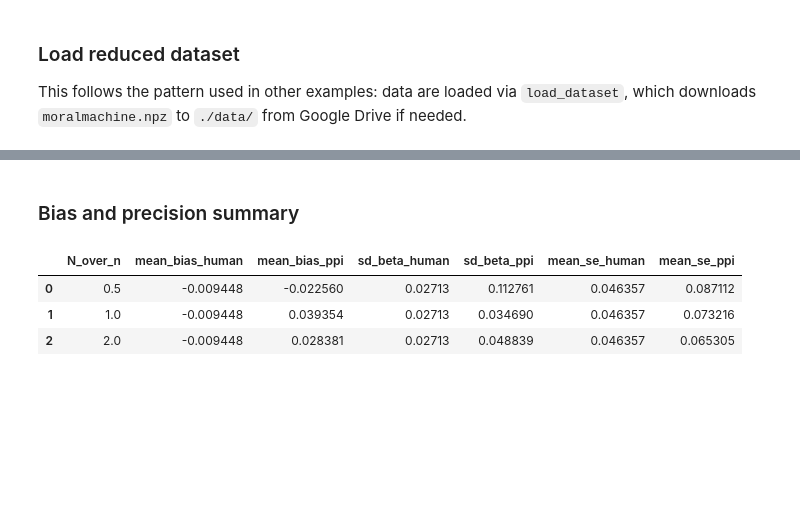
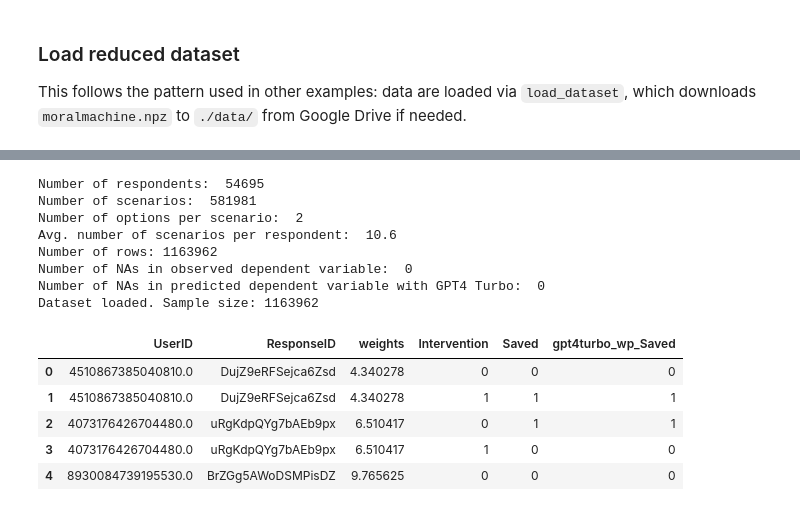
Before and after one commit to davidbroska/ppi_py, a Jupyter notebook: examples/moralmachine.ipynb, the cells around one changed output, grey strips where cells are left out. Cells and saved outputs as stored; diff of their text form; code cells hidden in the pictures; blank space fills up the shorter version.

```diff
--- a/examples/moralmachine.ipynb
+++ b/examples/moralmachine.ipynb
@@ -185,17 +39,38 @@ sim.head()
-# %% [markdown]
-### Bias and precision summary
-# %%
-summary = sim.groupby(['N_over_n'], as_index=False).agg(
-    mean_bias_human=('bias_human', 'mean'),
-    mean_bias_ppi=('bias_ppi', 'mean'),
-    sd_beta_human=('beta_human', 'std'),
-    sd_beta_ppi=('beta_ppi', 'std'),
-    mean_se_human=('se_human', 'mean'),
-    mean_se_ppi=('se_ppi', 'mean'),
-)
-summary
-# %% [output]
-|  | N_over_n | mean_bias_human | mean_bias_ppi | sd_beta_human | sd_beta_ppi | mean_se_human | mean_se_ppi |
-| 0 | 0.5 | -0.009448 | -0.022560 | 0.02713 | 0.112761 | 0.046357 | 0.087112 |
-| 1 | 1.0 | -0.009448 | 0.039354 | 0.02713 | 0.034690 | 0.046357 | 0.073216 |
-| 2 | 2.0 | -0.009448 | 0.028381 | 0.02713 | 0.048839 | 0.046357 | 0.065305 |
+# %%
+dataset_folder = './data/'
+data = load_dataset(dataset_folder, 'moralmachine')
+
+y = str(data['Yhat_name'])
+df = pd.DataFrame({
+    'UserID': data['UserID'].astype(str),
+    'ResponseID': data['ResponseID'].astype(str),
+    'weights': data['weights'],
+    'Intervention': data['Intervention'],
+    'Saved': data['Saved'],
+    y: data['Yhat'],
+})
+
+print("Number of respondents: ", len(df["UserID"].unique()))
+print("Number of scenarios: ", len(df["ResponseID"].unique()))
+print("Number of options per scenario: ", df["ResponseID"].value_counts().unique()[0])
+print("Avg. number of scenarios per respondent: ", round(df.groupby("UserID")["ResponseID"].count().mean()/2,1))
+print("Number of rows:", df.shape[0])
+print("Number of NAs in observed dependent variable: ", df["Saved"].isna().sum())
+print("Number of NAs in predicted dependent variable with GPT4 Turbo: ", df["gpt4turbo_wp_Saved"].isna().sum())
+print(f"Dataset loaded. Sample size: {len(df)}")
+df.head()
+# %% [output]
+Number of respondents:  54695
+Number of scenarios:  581981
+Number of options per scenario:  2
+Avg. number of scenarios per respondent:  10.6
+Number of rows: 1163962
+Number of NAs in observed dependent variable:  0
+Number of NAs in predicted dependent variable with GPT4 Turbo:  0
+Dataset loaded. Sample size: 1163962
+|  | UserID | ResponseID | weights | Intervention | Saved | gpt4turbo_wp_Saved |
+| 0 | 4510867385040810.0 | DujZ9eRFSejca6Zsd | 4.340278 | 0 | 0 | 0 |
+| 1 | 4510867385040810.0 | DujZ9eRFSejca6Zsd | 4.340278 | 1 | 1 | 1 |
+| 2 | 4073176426704480.0 | uRgKdpQYg7bAEb9px | 6.510417 | 0 | 1 | 1 |
+| 3 | 4073176426704480.0 | uRgKdpQYg7bAEb9px | 6.510417 | 1 | 0 | 0 |
+| 4 | 8930084739195530.0 | BrZGg5AWoDSMPisDZ | 9.765625 | 0 | 0 | 0 |
```
Also changed, not shown: parts of 15 cells of this notebook, 2 other files.
